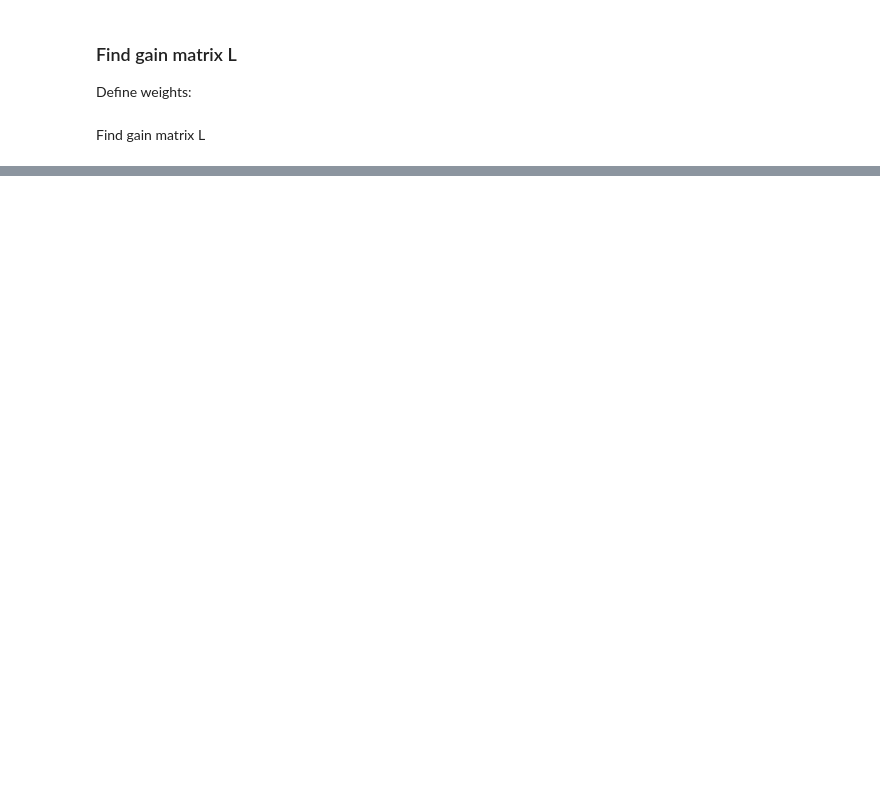
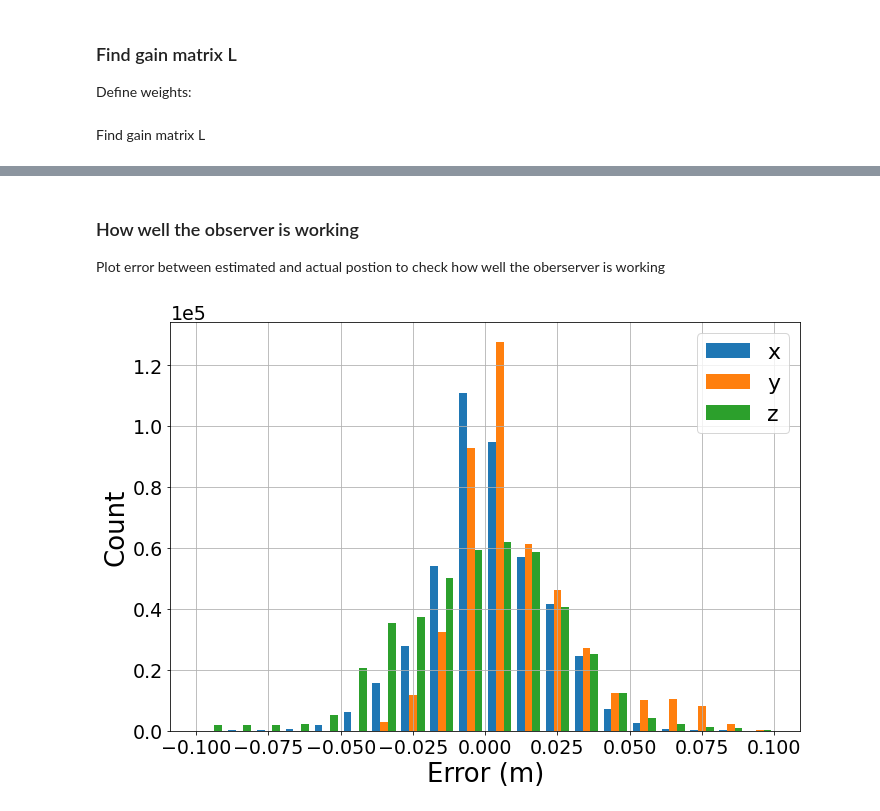
Before and after one commit to TheHosen/ae353-sp22, a Jupyter notebook: projects/04_drone/DP4.ipynb, the cells around one changed output, grey strips where cells are left out. Drawn from its saved outputs; the diff is of its cells as text; code cells hidden in the pictures; blank space fills up the shorter version.

```diff
--- a/projects/04_drone/DP4.ipynb
+++ b/projects/04_drone/DP4.ipynb
@@ -700,0 +843,26 @@ simulator.set_rules(
+# %% [markdown]
+### How well the observer is working
+
+Plot error between estimated and actual postion to check how well the oberserver is working
+# %%
+# Creating histogram
+fig, ax = plt.subplots(figsize =(10, 7))
+ax.hist([err_x_obs, err_y_obs, err_z_obs], bins = np.arange(-.1, .1001, 0.01),label = ['x', 'y', 'z'])
+ax.set_xlabel("Error (m)", fontsize=26)
+ax.set_ylabel("Count", fontsize=26)
+ax.tick_params(labelsize=19)
+ax.ticklabel_format(style='scientific', scilimits=(0, 0), axis='y')
+ax.yaxis.offsetText.set_fontsize(19)
+
+#legend and grid to make it pretty
+ax.legend(loc='best', fontsize = 22)
+ax.grid()
+
+#force consistent figure size
+plt.rcParams.update({'figure.autolayout': True})
+fig.savefig('Observer.png', facecolor='white', transparent=False)
+
+# Show plot
+plt.show()
+# %% [output]
+[figure, added]
```
Also changed, not shown: parts of 124 cells of this notebook.
